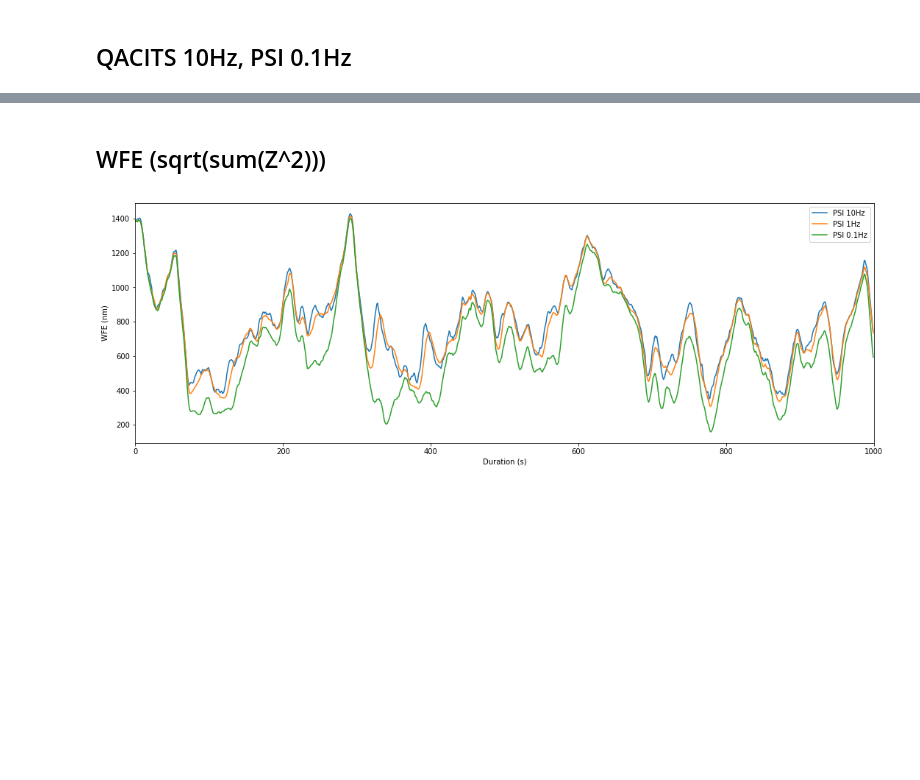
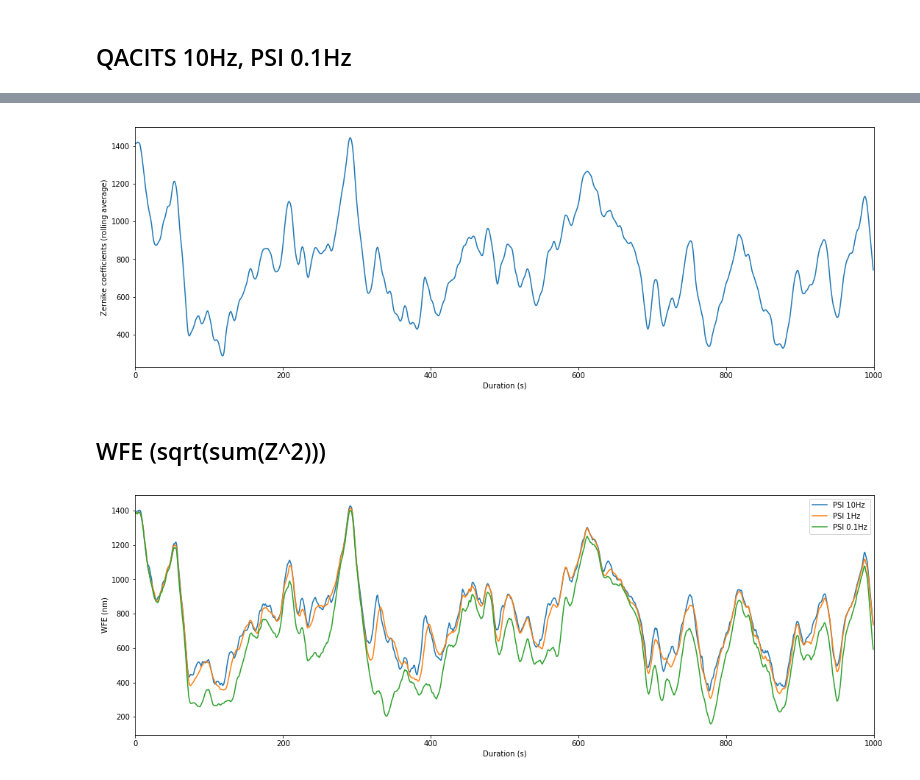
Before and after one commit to vortex-exoplanet/HEEPS, a Jupyter notebook: tools/water_vapor/wfe.ipynb, the cells around one changed output, grey strips where cells are left out. Drawn from its saved outputs; the diff is of its cells as text; code cells hidden in the pictures; blank space fills up the shorter version.

```diff
--- a/tools/water_vapor/wfe.ipynb
+++ b/tools/water_vapor/wfe.ipynb
@@ -61,0 +67,13 @@ plt.xlim((0, nframes));
+# %%
+scaling = 1200/8814.11*1e9
+nimg = 720
+wf = proper.prop_begin(nimg, 1, nimg, 1)
+dir_current = '/mnt/disk4tb/METIS/METIS_CBASIC_CUBES'
+pup = fits.getdata(os.path.join(dir_current, 'water_vapor/mask_Cbasic_20210601_720.fits'))
+pup[pup < .5] = 0
+def get_rms(frame):
+    return np.std(frame[frame!=0])
+def srms(wf, zpols):
+    phi = proper.prop_zernikes(wf, np.arange(len(zpols)) + 1, zpols)
+    phi[pup==0] = 0
+    return get_rms(phi)
@@ -62,3 +90,12 @@ plt.xlim((0, nframes));
+# %%
+plt.figure(figsize=(18,6))
+plt.plot(rms_Z1*scaling)
+#plt.legend()
+plt.xlabel('Duration (s)')
+plt.ylabel('Zernike coefficients (rolling average)')
+plt.xlim((0, nframes));
+# %% [output]
+[figure, added]
 # %% [markdown]
 ## WFE (sqrt(sum(Z^2)))
 # %%
```
Also changed, not shown: parts of 10 cells of this notebook.
